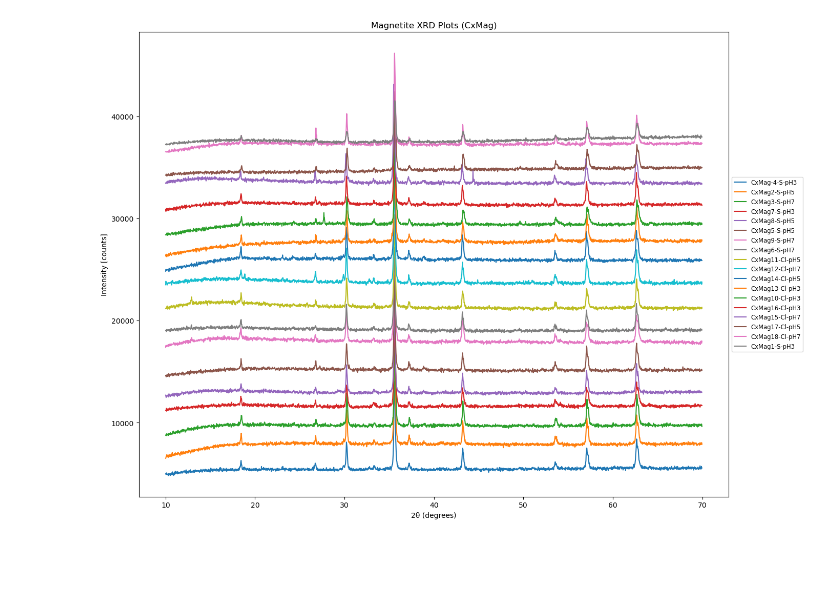
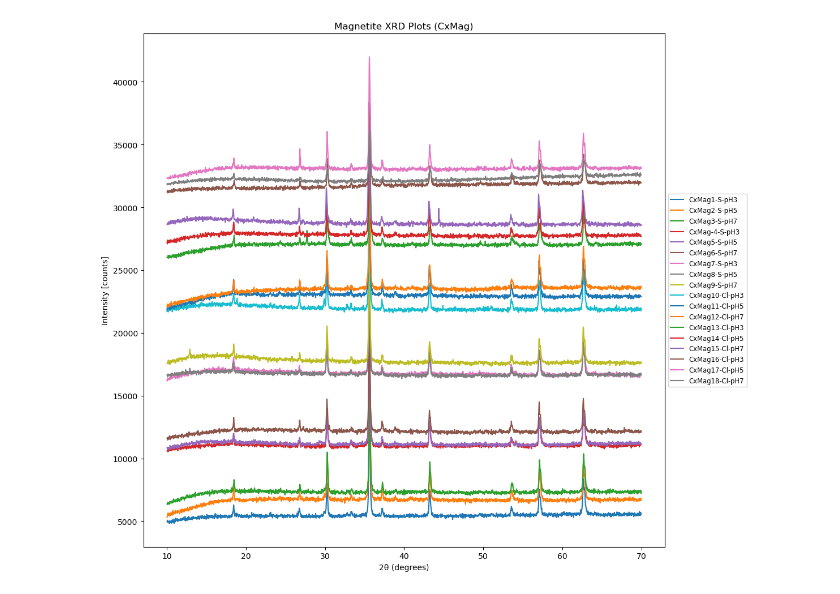
Before and after one commit to el3branr0cks/XRD_Stacks, a Jupyter notebook: XRD_Stack.ipynb, the cells around one changed output. Saved outputs shown, nothing was run; the diff lists cells and outputs as text; code cells hidden in the pictures; blank space fills up the shorter version.

Commit message:
Stacked/grouped Plots

```diff
--- a/XRD_Stack.ipynb
+++ b/XRD_Stack.ipynb
@@ -1,7 +1,9 @@
 # %%
+import matplotlib.pyplot as plt
+import numpy as np
+from pathlib import Path
+import os
 import re
-import os
-from pathlib import Path
 
 data_dir = Path('.')  # current folder with your txt files
 files = list(data_dir.glob('*.txt'))
@@ -9,38 +11,51 @@ files = list(data_dir.glob('*.txt'))
 # Function to extract number from filename (assumes filename contains number)
 def extract_number(file_path):
     match = re.search(r'\d+', file_path.stem)
     return int(match.group()) if match else -1
 
+files.sort(key=extract_number)
+
 custom_labels = [os.path.splitext(f.name)[0] for f in files]  # removes .txt extension
 
 # Sort files based on extracted number
 files.sort(key=extract_number)
 
 plt.figure(figsize=(14, 10))
 # Now plot files in correct numeric order
 offset = 0
-offset_step = 2000
+offset_step = 800  # offset between samples within a group
+group_spacing = 3000  # extra offset between groups of 3 samples
 
-
-for f in files:
+for i, f in enumerate(files, 1):
     data = np.loadtxt(f)
     angle = data[:, 0]
     intensity = data[:, 1]
 
-    plt.plot(angle, intensity + offset, label=f.name)
+    label_name = os.path.splitext(f.name)[0]  # filename without .txt
+
+    plt.plot(angle, intensity + offset, label=label_name)
+
     offset += offset_step
+
+  # Add extra spacing after every 3 samples to separate groups
+    if i % 3 == 0:
+        offset += group_spacing
 
 plt.xlabel('2θ (degrees)')
 plt.ylabel('Intensity [counts]')
 plt.title('Magnetite XRD Plots (CxMag)')
 handles, _ = plt.gca().get_legend_handles_labels()
 plt.legend(handles, custom_labels, loc='center left', bbox_to_anchor=(1, 0.5), fontsize='small')
 plt.tight_layout()
 
+ax = plt.gca()
+pos = ax.get_position()
+ax.set_position([pos.x0, pos.y0, pos.width * 0.8, pos.height])
+
 plt.savefig('stacked_xrd_plot.png', dpi=300)
 plt.show()
 # %% [output]
-[figure, old version]
+[figure, new version]
 # %%
 import os
 from pathlib import Path
```
Also changed, not shown: 19 other files.
